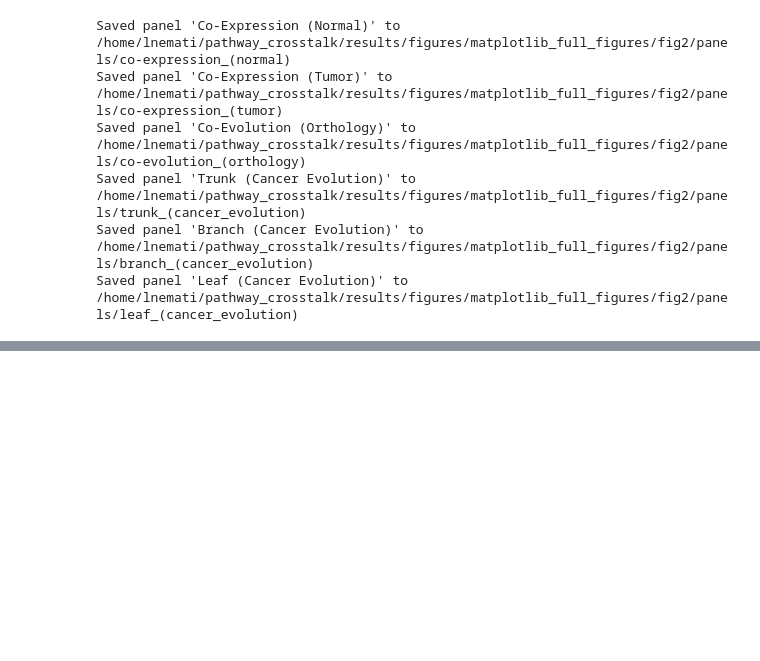
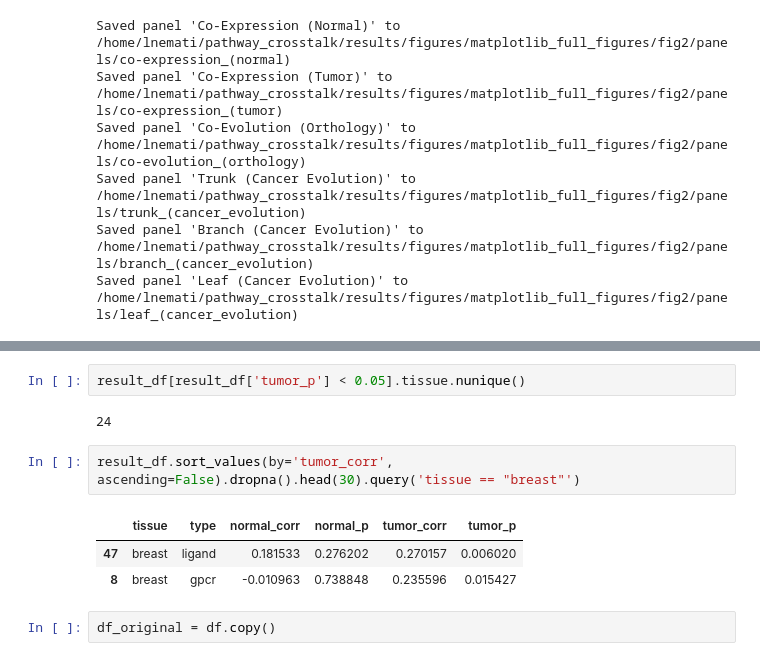
Before and after one commit to lorenzoamir/cci_circuits_paper_2025, a Jupyter notebook: code/notebooks/2_gpcrs.ipynb, the cells around one changed output, grey strips where cells are left out. Cells and saved outputs as stored; diff of their text form; blank space fills up the shorter version.

```diff
--- a/code/notebooks/2_gpcrs.ipynb
+++ b/code/notebooks/2_gpcrs.ipynb
@@ -990,0 +1160,12 @@ Saved panel 'Leaf (Cancer Evolution)' to /home/lnemati/pathway_crosstalk/results
+# %%
+result_df[result_df['tumor_p'] < 0.05].tissue.nunique()
+# %% [output]
+24
+# %%
+result_df.sort_values(by='tumor_corr', ascending=False).dropna().head(30).query('tissue == "breast"')
+# %% [output]
+|  | tissue | type | normal_corr | normal_p | tumor_corr | tumor_p |
+| 47 | breast | ligand | 0.181533 | 0.276202 | 0.270157 | 0.006020 |
+| 8 | breast | gpcr | -0.010963 | 0.738848 | 0.235596 | 0.015427 |
+# %%
+df_original = df.copy()
```
Also changed, not shown: parts of 17 cells of this notebook, 3 other files.
